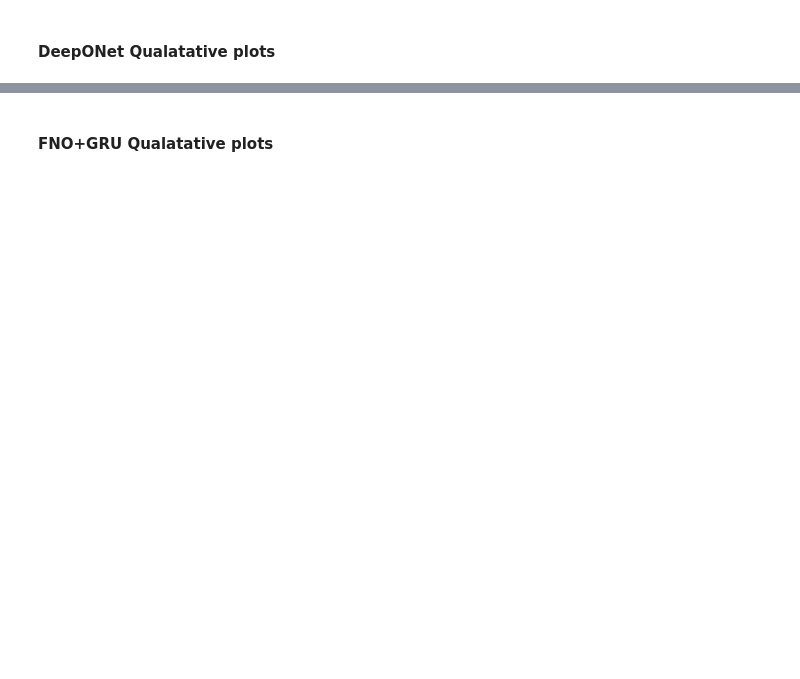
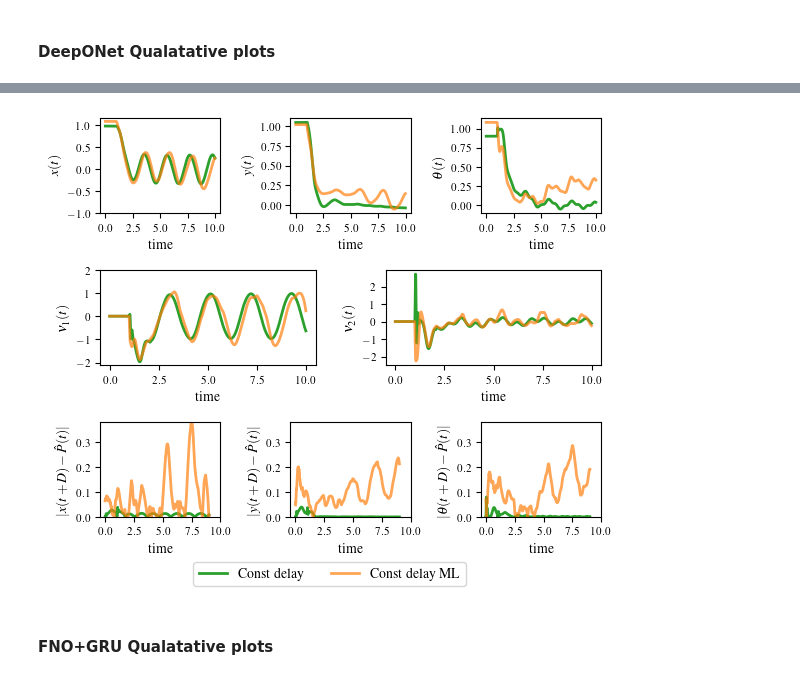
Before and after one commit to gokulg02/NeuralOperatorPredictorFeedback-xArm6, a Jupyter notebook: examples/UnicycleConstDelayExample.ipynb, the cells around one changed output, grey strips where cells are left out. Saved outputs shown, nothing was run; the diff lists cells and outputs as text; code cells hidden in the pictures; blank space fills up the shorter version.

```diff
--- a/examples/UnicycleConstDelayExample.ipynb
+++ b/examples/UnicycleConstDelayExample.ipynb
@@ -534,7 +452,10 @@ numerical_worst_states, numerical_worst_controls, _, numerical_worst_predictors
 simulate_system_const_delay(worst_ic_deeponet, sim_config.dt, sim_config.T, sim_config.dx, worst_delay_deeponet)
 # %%
 # Plot deeponet worst Trajectory
-plot_trajectory_with_errors(sim_config.t, numerical_worst_states,  deeponet_worst_states, numerical_worst_controls, deeponet_worst_controls, None)
+plot_trajectory_with_errors(sim_config.t, numerical_worst_states,  deeponet_worst_states, numerical_worst_controls, deeponet_worst_controls,\
+                            numerical_worst_predictors, deeponet_worst_predictors, sim_config.nD)
+# %% [output]
+[figure, added]
 # %% [markdown]
 #### FNO+GRU Qualatative plots
 # %%
```
Also changed, not shown: parts of 25 cells of this notebook, 6 other files.
